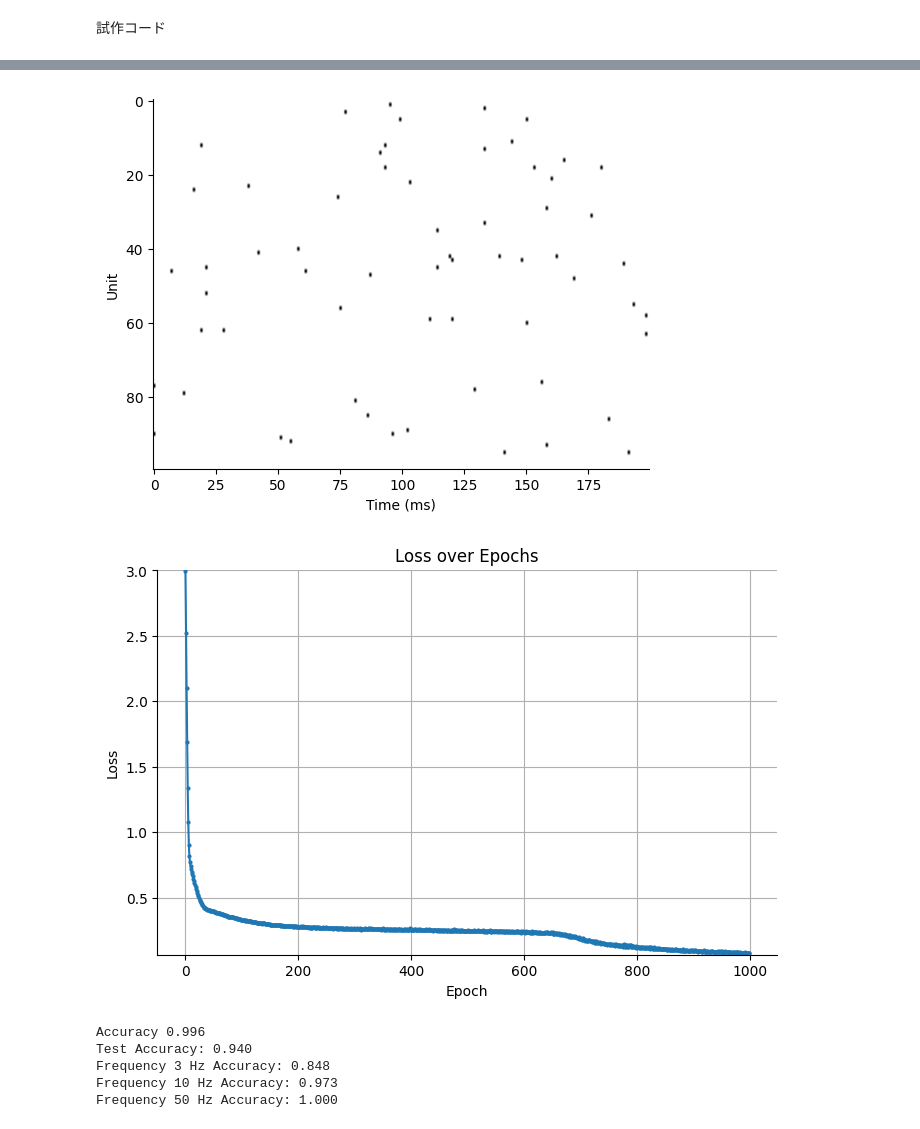
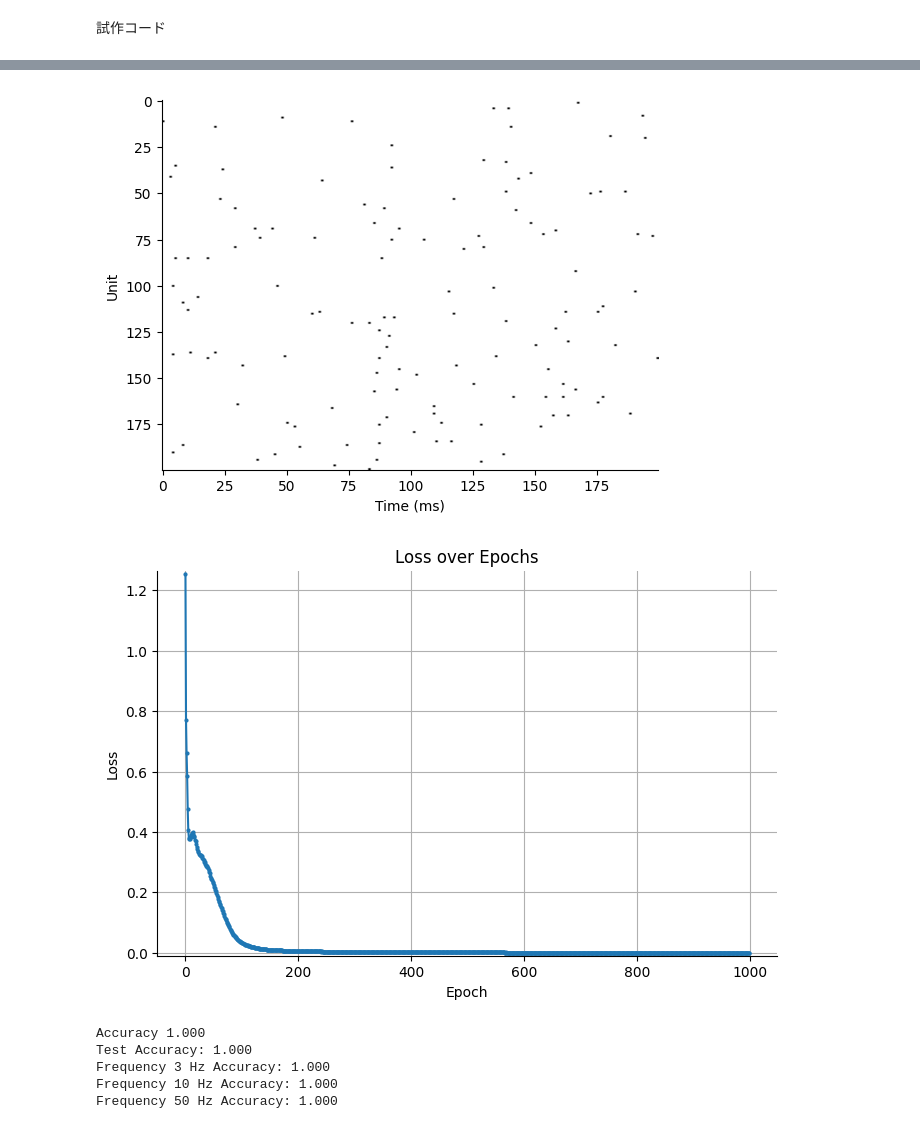
Before and after one commit to 0o999oo/oe, a Jupyter notebook: spytorch/SpyTorchTutorial1_OR.ipynb, the cells around one changed output, grey strips where cells are left out. Cells and saved outputs as stored; diff of their text form; code cells hidden in the pictures.

```diff
--- a/spytorch/SpyTorchTutorial1_OR.ipynb
+++ b/spytorch/SpyTorchTutorial1_OR.ipynb
@@ -818,8 +802,8 @@ batch_size = 256  # バッチサイズをここで設定
 
 # 入力データ生成
 time_step = 1e-3
-nb_inputs = 100
-nb_hidden = 4
+nb_inputs = 200
+nb_hidden = 16
 nb_outputs = 2
 nb_steps = 200
 
@@ -968,39 +952,39 @@ def generate_test_data():
 
         test_x_data.append(x_data_freq)
         test_y_data.append(y_data_freq)
 
     # テストデータを結合してバッチにまとめる
     test_x_data = torch.cat(test_x_data, dim=0)  # (3 * batch_size, nb_steps, nb_inputs)
     test_y_data = torch.cat(test_y_data, dim=0)  # (3 * batch_size, )
     return test_x_data, test_y_data
 
 # 推論の実行と精度の評価
 def evaluate_snn():
     test_x_data, test_y_data = generate_test_data()
     output, _ = run_snn(test_x_data)
     m, _ = torch.max(output, 1)
     _, predicted_labels = torch.max(m, 1)
 
     # 正解ラベルと予測ラベルを比較して精度を計算
     accuracy = np.mean((test_y_data == predicted_labels).detach().cpu().numpy())
     print("Test Accuracy: %.3f" % accuracy)
 
     # 各周波数ごとの分類結果を表示
     for i, f in enumerate(freq_values):
         start_idx = i * batch_size
         end_idx = (i + 1) * batch_size
         acc_per_freq = np.mean((test_y_data[start_idx:end_idx] == predicted_labels[start_idx:end_idx]).detach().cpu().numpy())
         print(f"Frequency {f} Hz Accuracy: {acc_per_freq:.3f}")
 
 # 推論の実行
 evaluate_snn()
 # %% [output]
-[figure, old version]
+[figure, new version]
-[figure, old version]
+[figure, new version]
-Accuracy 0.996
-Test Accuracy: 0.940
-Frequency 3 Hz Accuracy: 0.848
-Frequency 10 Hz Accuracy: 0.973
+Accuracy 1.000
+Test Accuracy: 1.000
+Frequency 3 Hz Accuracy: 1.000
+Frequency 10 Hz Accuracy: 1.000
 Frequency 50 Hz Accuracy: 1.000
 # %% [markdown]
 <a rel="license" href="http://creativecommons.org/licenses/by/4.0/"><img alt="Creative Commons License" style="border-width:0" src="https://i.creativecommons.org/l/by/4.0/88x31.png" /></a><br />This work is licensed under a <a rel="license" href="http://creativecommons.org/licenses/by/4.0/">Creative Commons Attribution 4.0 International License</a>.
```
Also changed, not shown: parts of 5 cells of this notebook.
